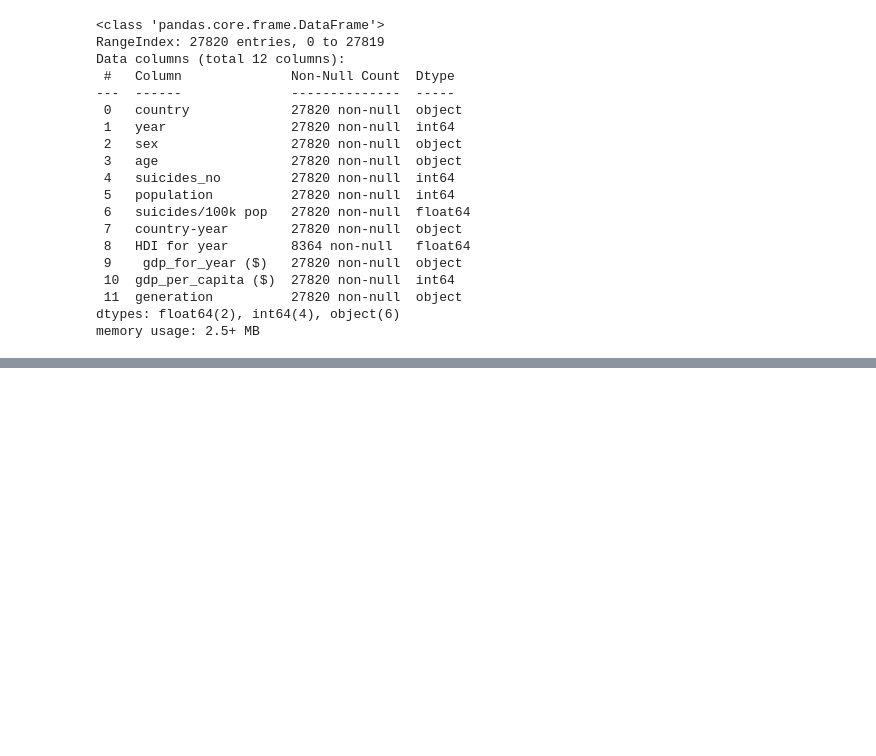
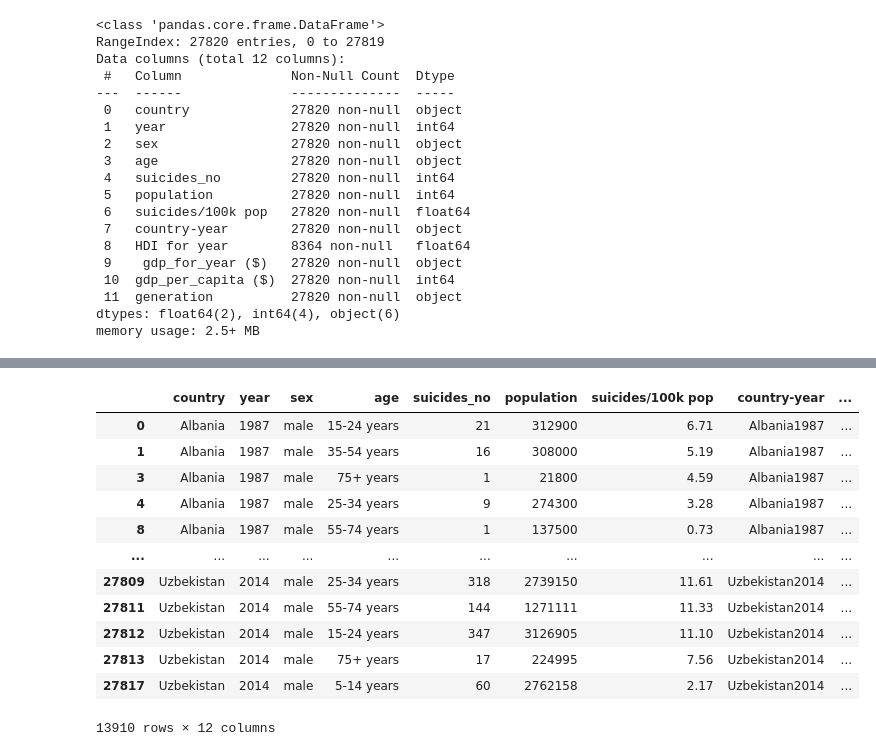
Before and after one commit to keerthanaa-babu/EDA-sem-3, a Jupyter notebook: EDA_lab1.ipynb, the cells around one changed output, grey strips where cells are left out. Cells and saved outputs as stored; diff of their text form; code cells hidden in the pictures; blank space fills up the shorter version.

```diff
--- a/EDA_lab1.ipynb
+++ b/EDA_lab1.ipynb
@@ -63,0 +321,16 @@ df.columns
+# %%
+df[df['sex']=='male']
+# %% [output]
+|  | country | year | sex | age | suicides_no | population | suicides/100k pop | country-year | ... |
+| 0 | Albania | 1987 | male | 15-24 years | 21 | 312900 | 6.71 | Albania1987 | ... |
+| 1 | Albania | 1987 | male | 35-54 years | 16 | 308000 | 5.19 | Albania1987 | ... |
+| 3 | Albania | 1987 | male | 75+ years | 1 | 21800 | 4.59 | Albania1987 | ... |
+| 4 | Albania | 1987 | male | 25-34 years | 9 | 274300 | 3.28 | Albania1987 | ... |
+| 8 | Albania | 1987 | male | 55-74 years | 1 | 137500 | 0.73 | Albania1987 | ... |
+| ... | ... | ... | ... | ... | ... | ... | ... | ... | ... |
+| 27809 | Uzbekistan | 2014 | male | 25-34 years | 318 | 2739150 | 11.61 | Uzbekistan2014 | ... |
+| 27811 | Uzbekistan | 2014 | male | 55-74 years | 144 | 1271111 | 11.33 | Uzbekistan2014 | ... |
+| 27812 | Uzbekistan | 2014 | male | 15-24 years | 347 | 3126905 | 11.10 | Uzbekistan2014 | ... |
+| 27813 | Uzbekistan | 2014 | male | 75+ years | 17 | 224995 | 7.56 | Uzbekistan2014 | ... |
+| 27817 | Uzbekistan | 2014 | male | 5-14 years | 60 | 2762158 | 2.17 | Uzbekistan2014 | ... |
+13910 rows × 12 columns
```
Also changed, not shown: parts of 46 cells of this notebook.
